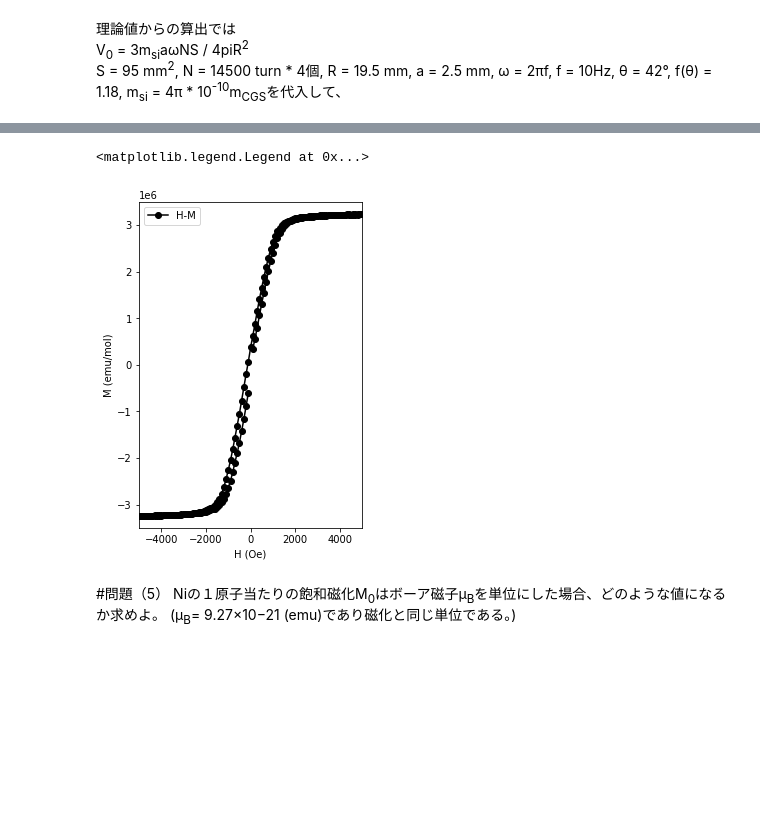
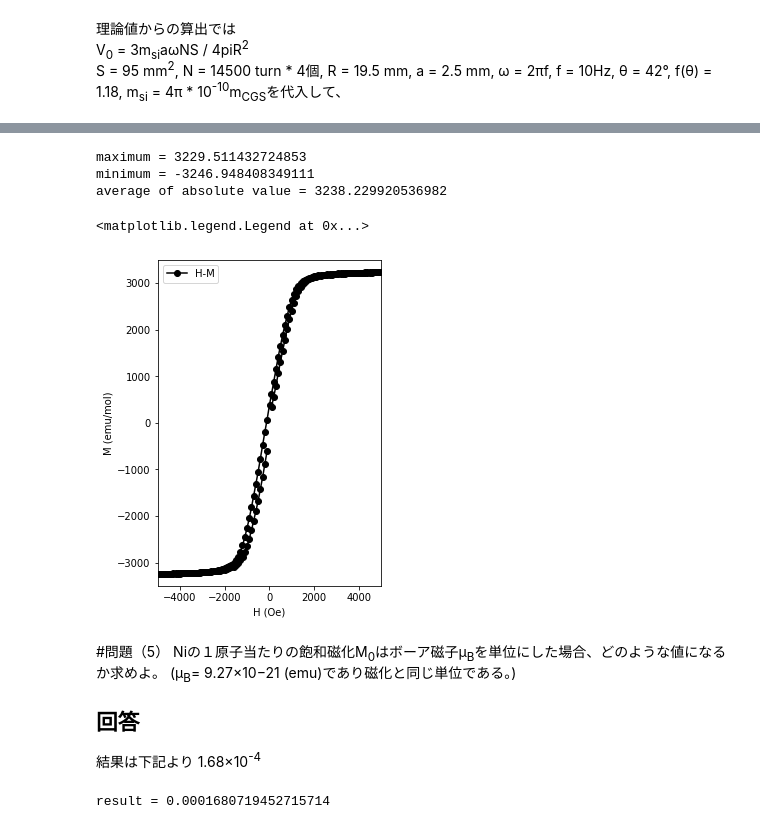
Before and after one commit to flat35hd99/report_magnetical_material, a Jupyter notebook: 20200430magnetical_2.ipynb, the cells around one changed output, grey strips where cells are left out. Saved outputs shown, nothing was run; the diff lists cells and outputs as text; code cells hidden in the pictures; blank space fills up the shorter version.

```diff
--- a/20200430magnetical_2.ipynb
+++ b/20200430magnetical_2.ipynb
@@ -85,22 +95,44 @@ V_0 = 0.03155426256299886
 さきほど得たαの値に計測値Vを掛けて、試料のモル数で割る。
 # %%
 nickel_mass_number = 58.6934 # ニッケルの質量数
-sample_mole = mass_nickel / nickel_mass_number # 試料のモル数
+sample_mole = mass_nickel / nickel_mass_number # [mol] 試料のモル数
+alpha_experiment = 4.228 * 10 ** 2
 
 molar_magnetization = (alpha_experiment / sample_mole) * data_V # 計測データVの全要素にαをかけてモルで割ることで求めている。
+molar_magnetization_maximum = np.max(molar_magnetization)
+molar_magnetization_minimum = np.min(molar_magnetization)
+molar_magnetization_average_of_absolute_value = (abs(molar_magnetization_maximum) + abs(molar_magnetization_minimum))/2
+
+print('maximum =',molar_magnetization_maximum)
+print('minimum =', molar_magnetization_minimum)
+print('average of absolute value =',molar_magnetization_average_of_absolute_value)
 
 fig = plt.figure(figsize=(4,6))
 ax = fig.add_subplot(111)
 ax.plot(data_H,molar_magnetization, "o-", color="k", label="H-M")
 ax.set_xlim(-5000,5000)
-ax.set_ylim(-3500000, +3500000)
+ax.set_ylim(-3500, +3500)
 ax.set_xlabel("H (Oe)")
 ax.set_ylabel("M (emu/mol)")
 ax.legend(loc="upper left")
 # %% [output]
-<matplotlib.legend.Legend at 0x...>
+maximum = 3229.511432724853
+minimum = -3246.948408349111
+average of absolute value = 3238.229920536982
+<matplotlib.legend.Legend at 0x...>
-[figure, old version]
+[figure, new version]
 # %% [markdown]
 #問題（5）
 Niの１原子当たりの飽和磁化M<sub>0</sub>はボーア磁子μ<sub>B</sub>を単位にした場合、どのような値になるか求めよ。
 (μ<sub>B</sub>= 9.27×10−21 (emu)であり磁化と同じ単位である。)
+## 回答
+結果は下記より 1.68×10<sup>-4</sup>
+# %%
+avogadro_constant = 6.02214 * 10**23 # アボガドロ数
+bohr_magneton = 9.27*10**-21 # [emu] ボーア磁子
+magnetization_per_atom = (M * 1 / 58.6934)/avogadro_constant # [emu/atom(?)]
+magnetization_per_atom_per_bohr_magneton = magnetization_per_atom / bohr_magneton # [/atom(?)]
+
+print('result =',magnetization_per_atom_per_bohr_magneton)
+# %% [output]
+result = 0.0001680719452715714
```
Also changed, not shown: parts of 5 cells of this notebook.
